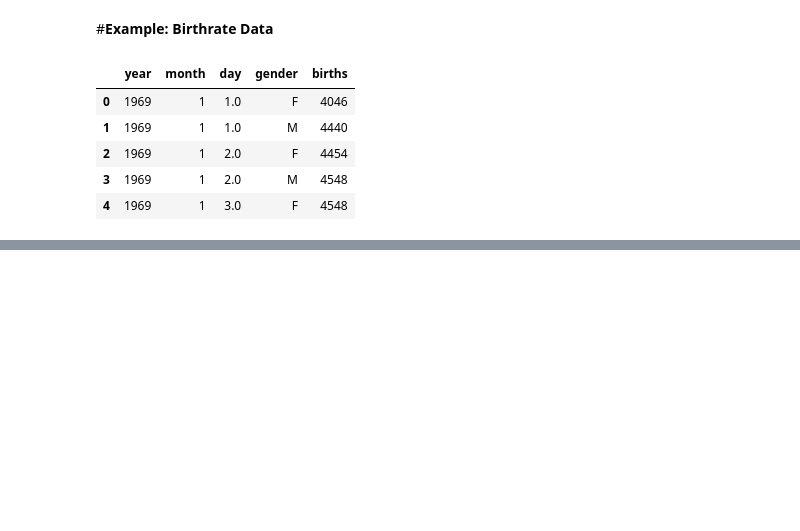
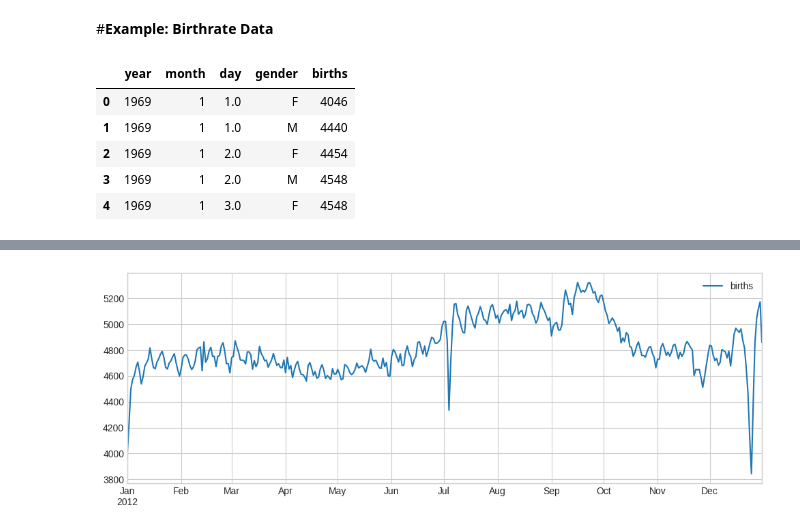
Before and after one commit to Saifullah785/python-data-science-handbook-notes, a Jupyter notebook: 03_09_Pivot_Tables.ipynb, the cells around one changed output, grey strips where cells are left out. Drawn from its saved outputs; the diff is of its cells as text; code cells hidden in the pictures; blank space fills up the shorter version.

```diff
--- a/03_09_Pivot_Tables.ipynb
+++ b/03_09_Pivot_Tables.ipynb
@@ -147,0 +224,5 @@ births.head()
+# %%
+# Create a pivot table showing the average number of births for each month and day combination across all years.
+births_by_date = births.pivot_table('births',[births.index.month, births.index.day])
+# Display the first 5 rows of the resulting pivot table.
+births_by_date.head()
@@ -147,0 +236,10 @@ births.head()
+# %%
+from datetime import datetime
+# Create a new DatetimeIndex for the births_by_date pivot table,
+# using the month and day from the original index and setting the year to 2012 (an arbitrary leap year)
+# to allow for plotting annual trends.
+births_by_date.index = [datetime(2012, month, day)
+                        for (month, day) in births_by_date.index]
+
+# Display the first 5 rows of the updated pivot table with the new DatetimeIndex.
+births_by_date.head()
@@ -147,0 +253,7 @@ births.head()
+# %%
+# Create a figure and axes for the plot with a specified size.
+fig, ax = plt.subplots(figsize=(12, 4))
+# Plot the average number of births by date.
+births_by_date.plot(ax=ax);
+# %% [output]
+[figure, added]
```
Also changed, not shown: parts of 9 cells of this notebook.
